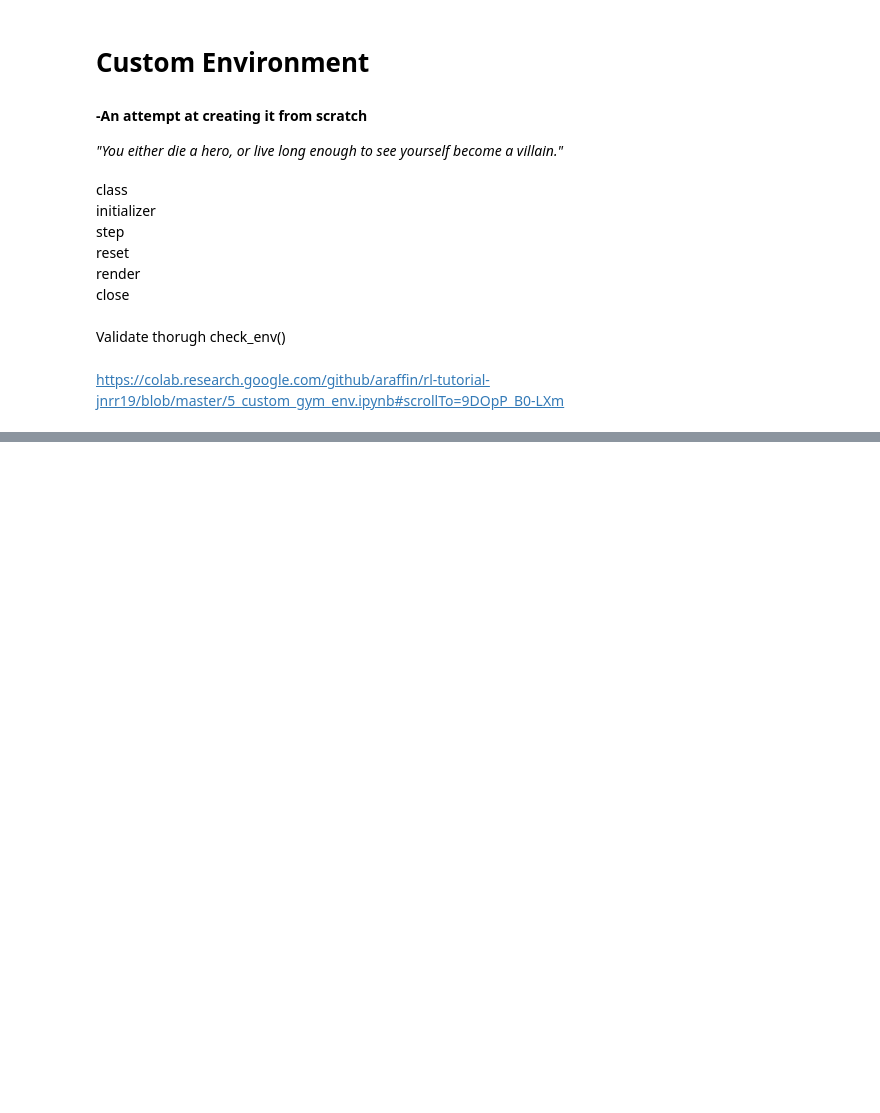
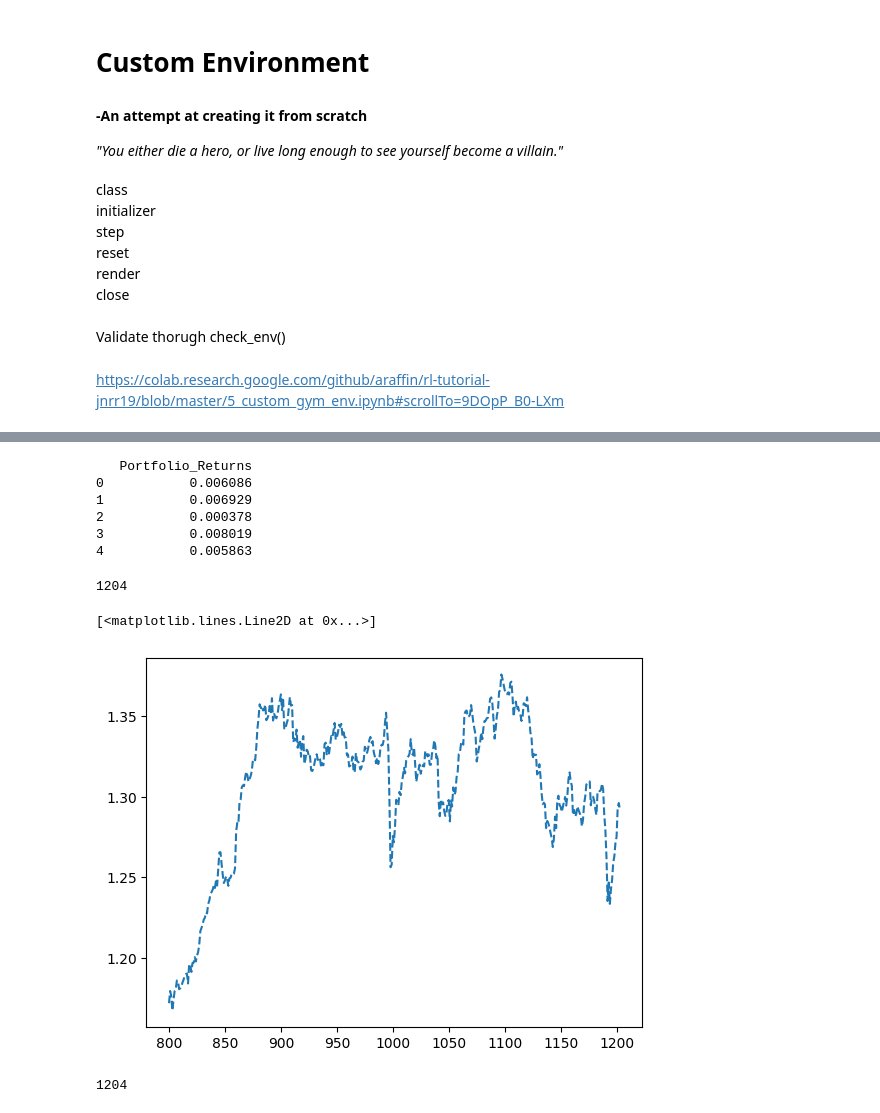
Before and after one commit to DataJakob/BBAN5000-Master-Thesis, a Jupyter notebook: src/Optimization/test_env.ipynb, the cells around one changed output, grey strips where cells are left out. Saved outputs shown, nothing was run; the diff lists cells and outputs as text; code cells hidden in the pictures; blank space fills up the shorter version.

```diff
--- a/src/Optimization/test_env.ipynb
+++ b/src/Optimization/test_env.ipynb
@@ -254,0 +335,27 @@ mean_reward:1.18 +/- 0.00
+# %%
+start_idx = 4818
+
+aligned_returns = return_data.iloc[start_idx:start_idx + len(df)].values
+vekter = df.values[:-1]
+
+portfolio_returns = np.sum(vekter * aligned_returns, axis=1)
+
+portfolio_returns_df = pd.DataFrame(portfolio_returns, columns=["Portfolio_Returns"])
+
+print(portfolio_returns_df.head())
+# %% [output]
+   Portfolio_Returns
+0           0.006086
+1           0.006929
+2           0.000378
+3           0.008019
+4           0.005863
+# %%
+len(portfolio_returns_df)
+# %% [output]
+1204
+# %%
+plt.plot(np.cumprod(portfolio_returns_df+1)[800:], label="Train", linestyle="--")
+# %% [output]
+[<matplotlib.lines.Line2D at 0x...>]
+[figure, added]
@@ -254,0 +364,4 @@ mean_reward:1.18 +/- 0.00
+# %%
+len(bravo)
+# %% [output]
+1204
```
Also changed, not shown: parts of 16 cells of this notebook, 9 other files.
